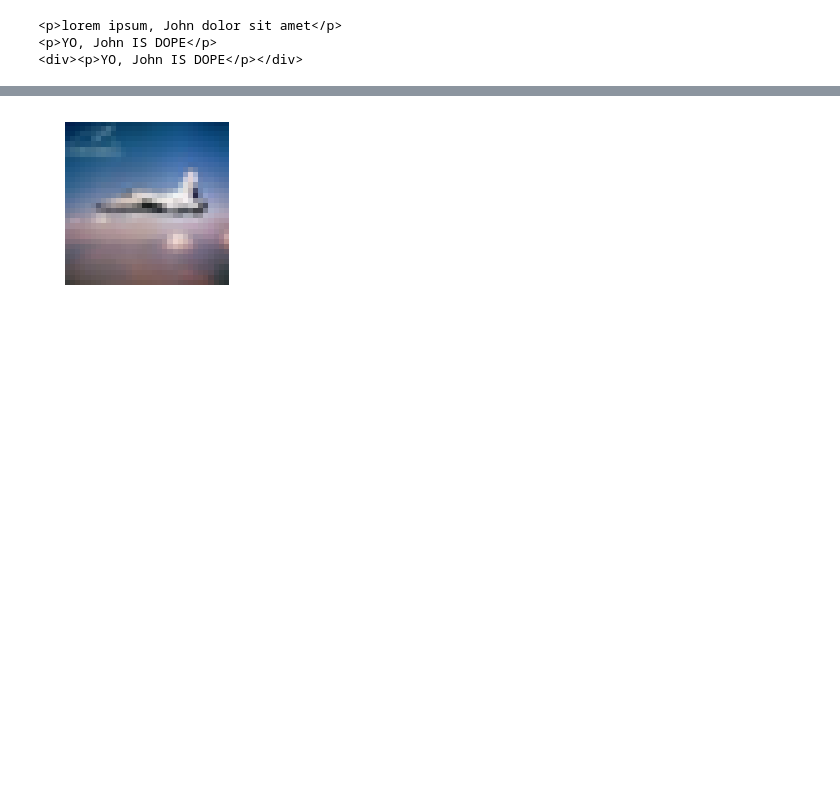
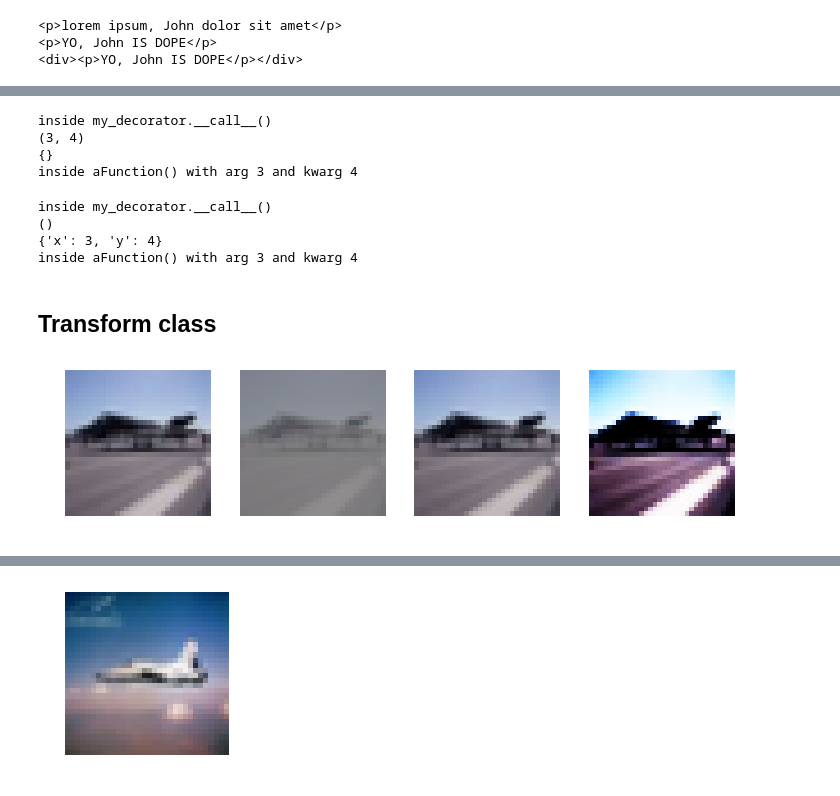
Before and after one commit to anhquan0412/fastai_v1, a Jupyter notebook: my_note/002_images.ipynb, the cells around one changed output, grey strips where cells are left out. Drawn from its saved outputs; the diff is of its cells as text; code cells hidden in the pictures; blank space fills up the shorter version.

```diff
--- a/my_note/002_images.ipynb
+++ b/my_note/002_images.ipynb
@@ -928,0 +631,16 @@ contrast.__module__
+# %%
+aFunction(3,4)
+# %% [output]
+inside my_decorator.__call__()
+(3, 4)
+{}
+inside aFunction() with arg 3 and kwarg 4
+# %%
+aFunction(x=3,y=4)
+# %% [output]
+inside my_decorator.__call__()
+()
+{'x': 3, 'y': 4}
+inside aFunction() with arg 3 and kwarg 4
+# %% [markdown]
+## Transform class
@@ -928,0 +660,19 @@ contrast.__module__
+# %%
+@TfmLighting
+def brightness(x, change):
+    # the change to be added to x for brightness should be between 0 and 1, as it will be transformed using logit
+    # Note that x in here is already logit
+    return x.add_(scipy.special.logit(change))
+@TfmLighting
+def contrast(x, scale):
+    return x.mul_(scale)
+# %%
+
+_,axes = plt.subplots(1,4, figsize=(12,3))
+
+x().show(axes[0])
+contrast(x(), 0.2).show(axes[1])
+contrast(x(), 1).show(axes[2])
+contrast(x(), 4).show(axes[3])
+# %% [output]
+[figure, added]
```
Also changed, not shown: parts of 86 cells of this notebook.
